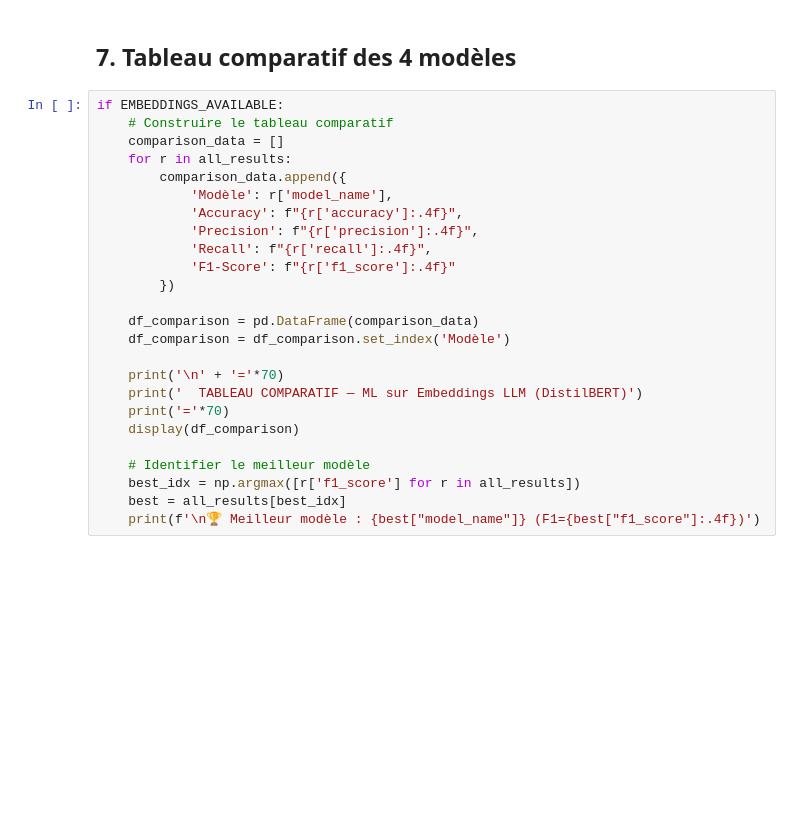
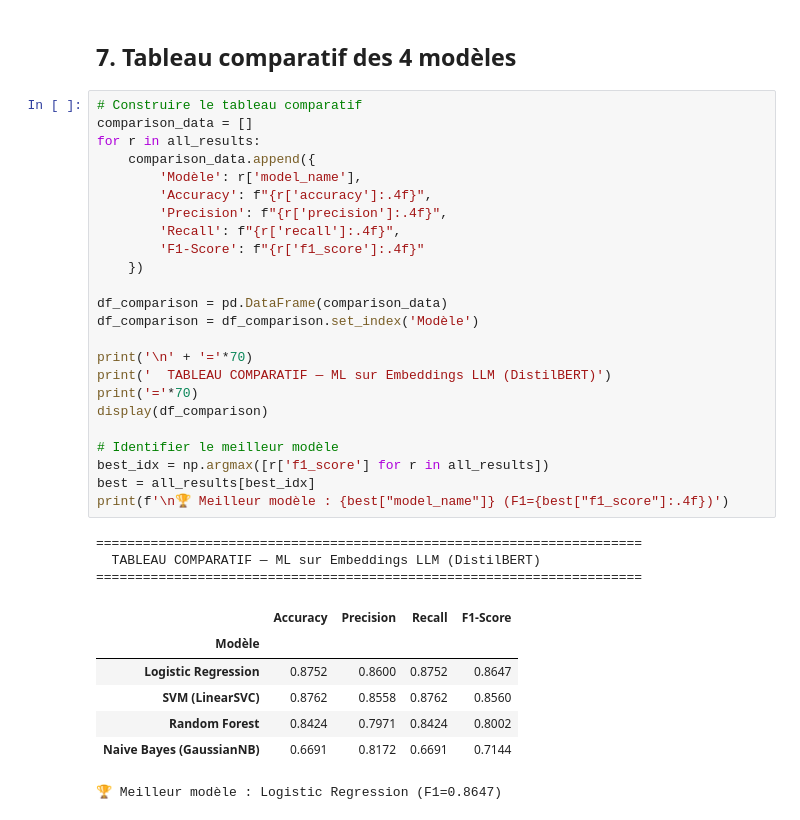
Before and after one commit to adamelhirch/S6C01, a Jupyter notebook: notebooks/4-ML-classique/03-ml-llm.ipynb, the cells around one changed output. Drawn from its saved outputs; the diff is of its cells as text; blank space fills up the shorter version.

```diff
--- a/notebooks/4-ML-classique/03-ml-llm.ipynb
+++ b/notebooks/4-ML-classique/03-ml-llm.ipynb
@@ -223,28 +329,38 @@ if EMBEDDINGS_AVAILABLE:
 # %% [markdown]
 ## 7. Tableau comparatif des 4 modèles
 # %%
-if EMBEDDINGS_AVAILABLE:
-    # Construire le tableau comparatif
-    comparison_data = []
-    for r in all_results:
-        comparison_data.append({
-            'Modèle': r['model_name'],
-            'Accuracy': f"{r['accuracy']:.4f}",
-            'Precision': f"{r['precision']:.4f}",
-            'Recall': f"{r['recall']:.4f}",
-            'F1-Score': f"{r['f1_score']:.4f}"
-        })
+# Construire le tableau comparatif
+comparison_data = []
+for r in all_results:
+    comparison_data.append({
+        'Modèle': r['model_name'],
+        'Accuracy': f"{r['accuracy']:.4f}",
+        'Precision': f"{r['precision']:.4f}",
+        'Recall': f"{r['recall']:.4f}",
+        'F1-Score': f"{r['f1_score']:.4f}"
+    })
 
-    df_comparison = pd.DataFrame(comparison_data)
-    df_comparison = df_comparison.set_index('Modèle')
+df_comparison = pd.DataFrame(comparison_data)
+df_comparison = df_comparison.set_index('Modèle')
 
-    print('\n' + '='*70)
-    print('  TABLEAU COMPARATIF — ML sur Embeddings LLM (DistilBERT)')
-    print('='*70)
-    display(df_comparison)
+print('\n' + '='*70)
+print('  TABLEAU COMPARATIF — ML sur Embeddings LLM (DistilBERT)')
+print('='*70)
+display(df_comparison)
 
-    # Identifier le meilleur modèle
-    best_idx = np.argmax([r['f1_score'] for r in all_results])
-    best = all_results[best_idx]
-    print(f'\n🏆 Meilleur modèle : {best["model_name"]} (F1={best["f1_score"]:.4f})')
+# Identifier le meilleur modèle
+best_idx = np.argmax([r['f1_score'] for r in all_results])
+best = all_results[best_idx]
+print(f'\n🏆 Meilleur modèle : {best["model_name"]} (F1={best["f1_score"]:.4f})')
+# %% [output]
+======================================================================
+  TABLEAU COMPARATIF — ML sur Embeddings LLM (DistilBERT)
+======================================================================
+|  | Accuracy | Precision | Recall | F1-Score |
+| Modèle |  |  |  |  |
+| Logistic Regression | 0.8752 | 0.8600 | 0.8752 | 0.8647 |
+| SVM (LinearSVC) | 0.8762 | 0.8558 | 0.8762 | 0.8560 |
+| Random Forest | 0.8424 | 0.7971 | 0.8424 | 0.8002 |
+| Naive Bayes (GaussianNB) | 0.6691 | 0.8172 | 0.6691 | 0.7144 |
+🏆 Meilleur modèle : Logistic Regression (F1=0.8647)
 # %%
```
Also changed, not shown: parts of 18 cells of this notebook.
